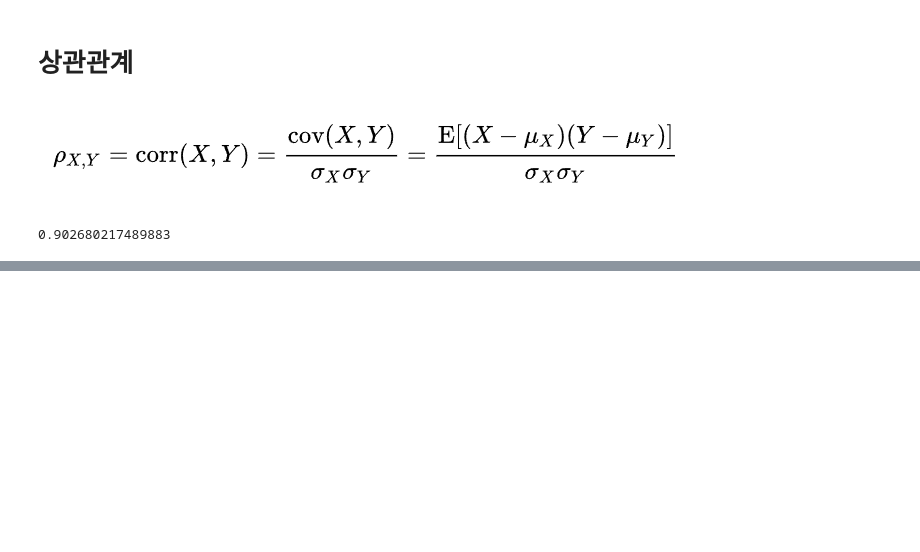
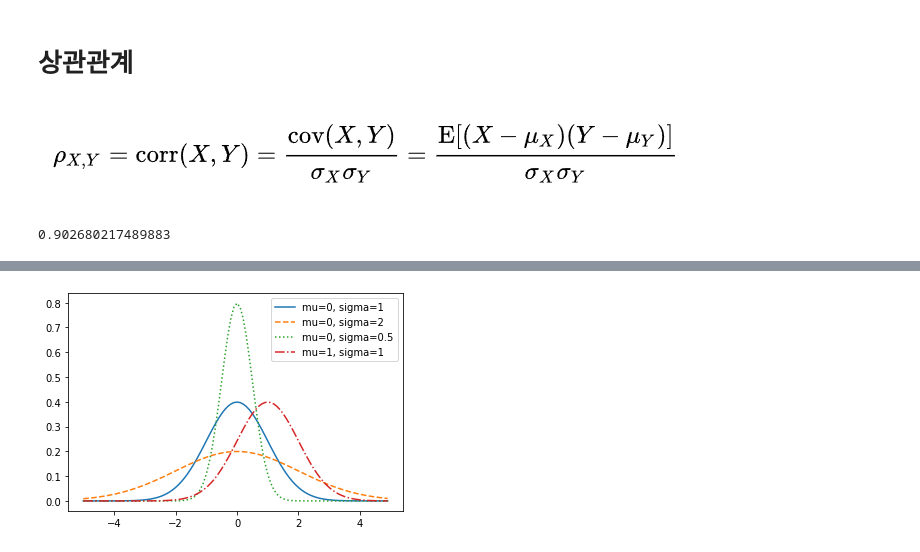
Before and after one commit to serinss/seSAC_Python_Class, a Jupyter notebook: 통계데이터분석_수학_중심.ipynb, the cells around one changed output, grey strips where cells are left out. Cells and saved outputs as stored; diff of their text form; code cells hidden in the pictures; blank space fills up the shorter version.

```diff
--- a/통계데이터분석_수학_중심.ipynb
+++ b/통계데이터분석_수학_중심.ipynb
@@ -58,0 +155,19 @@ print(se_he.corr(se_we))
+# %%
+def normal_pdf(x,mu=0,sigma=1): #확률 이론에서의 정규분포, mu: 기대값(평균), sigma: 표준편차
+  pre = 1/(sigma*math.sqrt(2*math.pi))
+  post = math.exp(-((x-mu)**2/(2*(sigma**2))))
+  return pre*post
+# %%
+xs = [x/10.0 for x in range(-50,50)]
+ys1 = [normal_pdf(x) for x in xs]
+ys2 = [normal_pdf(x, sigma=2) for x in xs]
+ys3 = [normal_pdf(x, sigma=0.5) for x in xs]
+ys4 = [normal_pdf(x, mu=1) for x in xs]
+plt.plot(xs,ys1,'-',label="mu=0, sigma=1")
+plt.plot(xs,ys2,'--',label="mu=0, sigma=2")
+plt.plot(xs,ys3,':',label="mu=0, sigma=0.5")
+plt.plot(xs,ys4,'-.',label="mu=1, sigma=1")
+plt.legend()
+plt.show()
+# %% [output]
+[figure, added]
```
Also changed, not shown: parts of 30 cells of this notebook.
